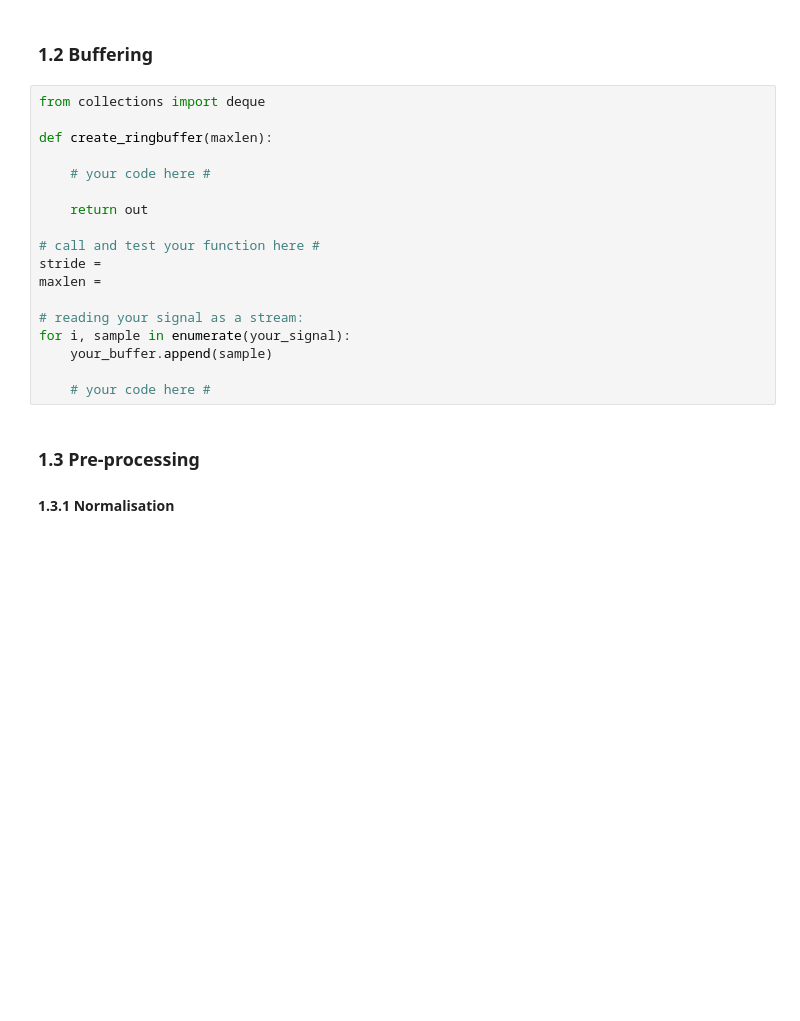
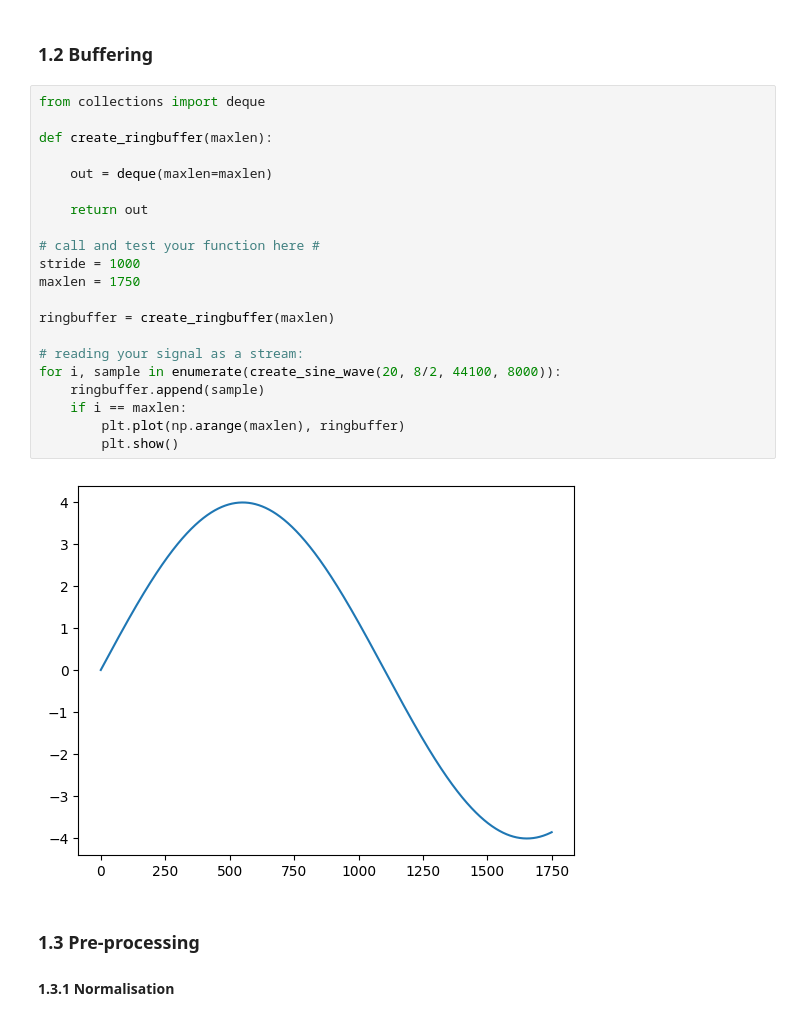
Before and after one commit to ThomasBernard28/spProject, a Jupyter notebook: SP - Project2022.ipynb, the cells around one changed output. Saved outputs shown, nothing was run; the diff lists cells and outputs as text; blank space fills up the shorter version.

Commit message:
buffering

```diff
--- a/SP - Project2022.ipynb
+++ b/SP - Project2022.ipynb
@@ -51,21 +51,26 @@ plt.show()
 # %%
 from collections import deque
 
 def create_ringbuffer(maxlen):
 
-    # your code here #
+    out = deque(maxlen=maxlen)
 
     return out
 
 # call and test your function here #
-stride =
-maxlen =
+stride = 1000
+maxlen = 1750
+
+ringbuffer = create_ringbuffer(maxlen)
 
 # reading your signal as a stream:
-for i, sample in enumerate(your_signal):
-    your_buffer.append(sample)
-
-    # your code here #
+for i, sample in enumerate(create_sine_wave(20, 8/2, 44100, 8000)):
+    ringbuffer.append(sample)
+    if i == maxlen:
+        plt.plot(np.arange(maxlen), ringbuffer)
+        plt.show()
+# %% [output]
+[figure, added]
 # %% [markdown]
 ### 1.3 Pre-processing
 #### 1.3.1 Normalisation
```
